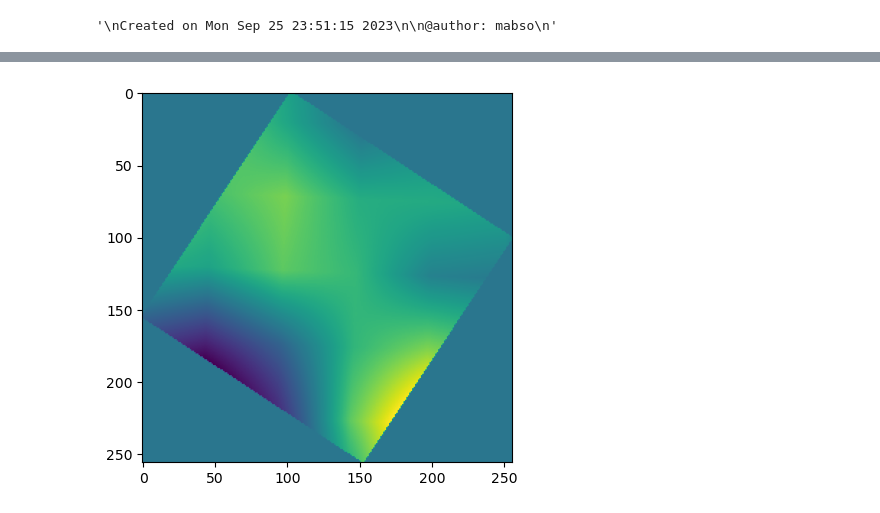
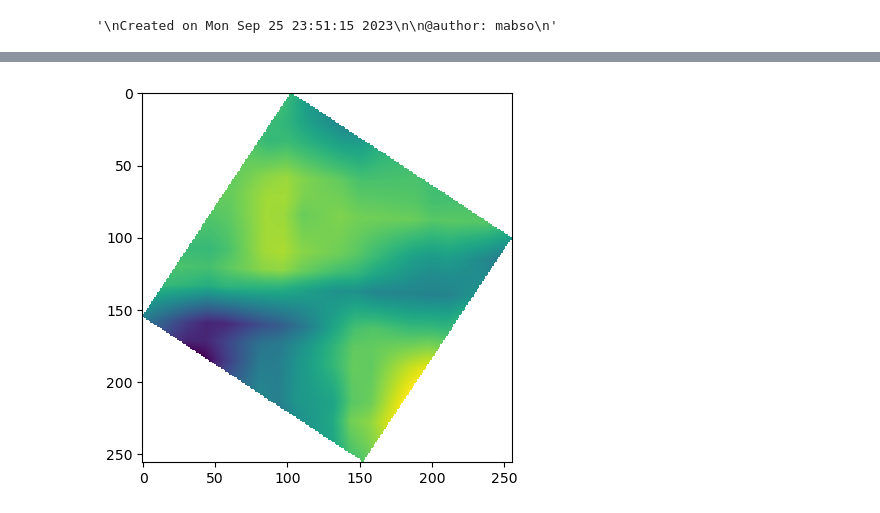
Before and after one commit to JBorregaardd/bachelorprojekt---satellit, a Jupyter notebook: soil_data_download_notebook.ipynb, the cells around one changed output, grey strips where cells are left out. Drawn from its saved outputs; the diff is of its cells as text; code cells hidden in the pictures.

```diff
--- a/soil_data_download_notebook.ipynb
+++ b/soil_data_download_notebook.ipynb
@@ -810,7 +806,7 @@ crop_ids=np.array(df_soil.iloc[idx]["POINTID"])
 #crop_ids=np.array(df_soil["POINTID"])
 
 # match with downloaded images
-imgs=glob.glob("MSAVI2_data/*/sr.tiff",recursive=True)
+imgs=glob.glob("ndmi_data/*/sr.tiff",recursive=True)
 #%% Extract ID numbers and dates of images
 id_numbers = []
 date_l=[]
@@ -879,32 +875,32 @@ for i in range(0,len(img_crops_l1)):
     point_id_l.append(point_id)
     date_l.append(date)
 
 data = {
     'Min': min_l,
     'Max': max_l,
     'Median': median_l,
     'Mean': mean_l,
     'Point_id': point_id_l,
     'date': date_l
 }
 
 df = pd.DataFrame(data)
 
 #%% merge soil dataframe with NDVI frame
 idx_l=[]
 for i in range(0,len(df["Point_id"])):
     idx=np.where(df["Point_id"][i]==np.array(df_soil["POINTID"]))[0]
     idx_l.append(int(idx))
 
 df_soil_subset=df_soil.iloc[idx_l]
 
 
 merged_df = pd.merge(df, df_soil_subset, left_on='Point_id', right_on='POINTID')
 
 #%% export CSV
-csv_file_path = "lucas_soil_msavi2_new8_postive.csv"
+csv_file_path = "lucas_soil_ndmi_new8_postive.csv"
 
 # Write the DataFrame to a CSV file
 merged_df.to_csv(csv_file_path, index=False)
 # %% [output]
-[figure, old version]
+[figure, new version]
```
Also changed, not shown: parts of 1 cell of this notebook, 3 other files.
